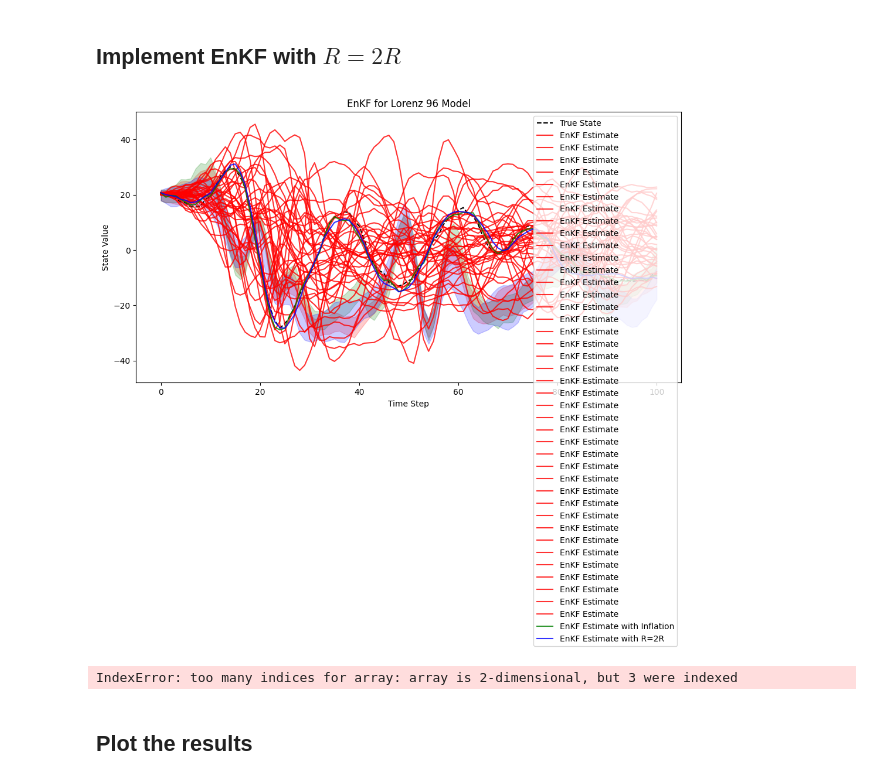
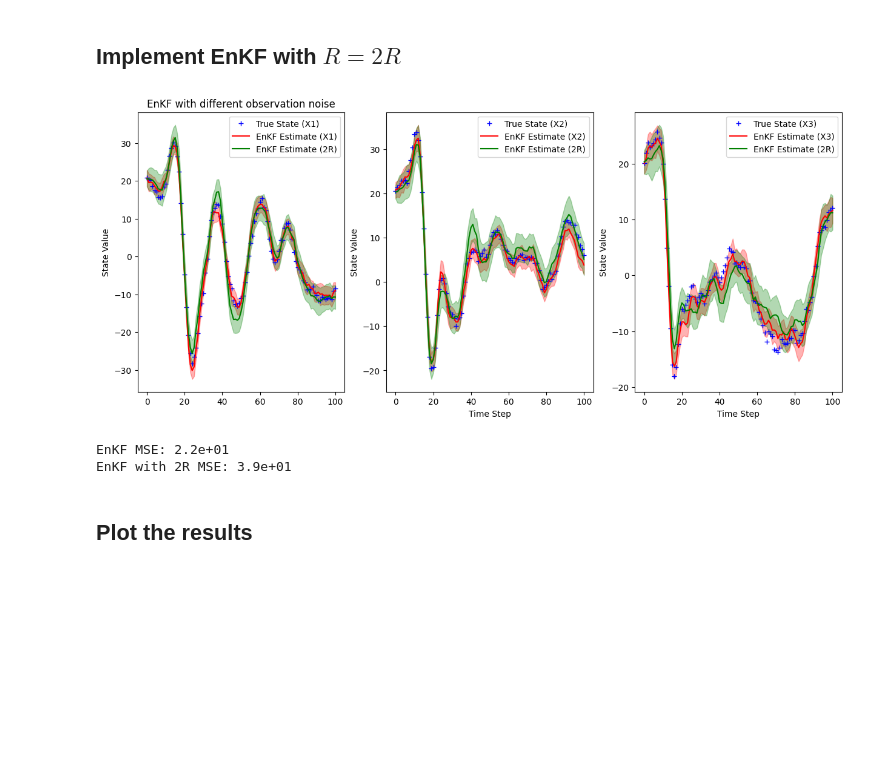
Before and after one commit to JackWang0102/STAT-546-EnFK-Simulation, a Jupyter notebook: EnKF_sim.ipynb, the cells around one changed output. Saved outputs shown, nothing was run; the diff lists cells and outputs as text; code cells hidden in the pictures; blank space fills up the shorter version.

```diff
--- a/EnKF_sim.ipynb
+++ b/EnKF_sim.ipynb
@@ -730,22 +730,67 @@ confidence_interval_lower_inflated = estimated_states_inflated - 1.96 * ensemble
 # %%
 R2 = 2 * obs_noise_std
 # Implement EnKF with R = 2R
 P_init = np.eye(state_dim) * 1.0
 ensemble = np.random.multivariate_normal(x0, P_init, num_ensemble)
 
 # Run the EnKF for state estimation
 estimated_states_2R, ensemble_std_dev_2R = EnKF(ensemble, observations, H, process_noise_std, R2, num_ensemble, timesteps, dt, inflation=1.0)
 
 # Convert estimated states and standard deviation to numpy arrays
 estimated_states_2R = np.array(estimated_states_2R)
 ensemble_std_dev_2R = np.array(ensemble_std_dev_2R)
 
 # Calculate 95% confidence intervals (mean ± 1.96 * std deviation)
 confidence_interval_upper_2R = estimated_states_2R + 1.96 * ensemble_std_dev_2R
 confidence_interval_lower_2R = estimated_states_2R - 1.96 * ensemble_std_dev_2R
+
+# Plot the results
+fig = plt.figure(figsize=(15, 6))
+grid = plt.GridSpec(1, 3, hspace=0.3)
+ax1 = fig.add_subplot(grid[0, 0])
+ax1.plot(range(timesteps + 1), true_states[:, 0], label='True State (X1)', marker='+', color='b', linestyle='None')
+ax1.plot(range(timesteps + 1), estimated_states[:, 0], label='EnKF Estimate (X1)', color='r')
+ax1.fill_between(range(timesteps + 1), confidence_interval_lower[:, 0], confidence_interval_upper[:, 0], color='r', alpha=0.3)
+ax1.plot(range(timesteps + 1), estimated_states_2R[:, 0], label='EnKF Estimate (2R)', color='green')
+ax1.fill_between(range(timesteps + 1), confidence_interval_lower_2R[:, 0], confidence_interval_upper_2R[:, 0], color='green', alpha=0.3)
+ax1.set_ylabel('State Value')
+ax1.set_title('EnKF with different observation noise')
+ax1.legend()
+
+ax2 = fig.add_subplot(grid[0, 1])
+ax2.plot(range(timesteps + 1), true_states[:, 1], label='True State (X2)', marker='+', color='b', linestyle='None')
+ax2.plot(range(timesteps + 1), estimated_states[:, 1], label='EnKF Estimate (X2)', color='r')
+ax2.fill_between(range(timesteps + 1), confidence_interval_lower[:, 1], confidence_interval_upper[:, 1], color='r', alpha=0.3)
+ax2.plot(range(timesteps + 1), estimated_states_2R[:, 1], label='EnKF Estimate (2R)', color='green')
+ax2.fill_between(range(timesteps + 1), confidence_interval_lower_2R[:, 1], confidence_interval_upper_2R[:, 1], color='green', alpha=0.3)
+ax2.set_xlabel('Time Step')
+ax2.set_ylabel('State Value')
+ax2.legend()
+
+ax3 = fig.add_subplot(grid[0, 2])
+ax3.plot(range(timesteps + 1), true_states[:, 2], label='True State (X3)', marker='+', color='b', linestyle='None')
+ax3.plot(range(timesteps + 1), estimated_states[:, 2], label='EnKF Estimate (X3)', color='r')
+ax3.fill_between(range(timesteps + 1), confidence_interval_lower[:, 2], confidence_interval_upper[:, 2], color='r', alpha=0.3)
+ax3.plot(range(timesteps + 1), estimated_states_2R[:, 2], label='EnKF Estimate (2R)', color='green')
+ax3.fill_between(range(timesteps + 1), confidence_interval_lower_2R[:, 2], confidence_interval_upper_2R[:, 2], color='green', alpha=0.3)
+ax3.set_xlabel('Time Step')
+ax3.set_ylabel('State Value')
+ax3.legend()
+
+plt.show()
+
+# Calculate MSE
+def compute_mse(true_values, estimated_values):
+    return np.mean((true_values - estimated_values) ** 2)
+
+mse = compute_mse(true_states, estimated_states)
+mse_2R = compute_mse(true_states, estimated_states_2R)
+print(f"EnKF MSE: {mse:.2}")
+print(f"EnKF with 2R MSE: {mse_2R:.2}")
 # %% [output]
-[figure, old version]
+[figure, new version]
-IndexError: too many indices for array: array is 2-dimensional, but 3 were indexed
+EnKF MSE: 2.2e+01
+EnKF with 2R MSE: 3.9e+01
 # %% [markdown]
 ## Plot the results
 # %%
```
Also changed, not shown: parts of 2 cells of this notebook.
